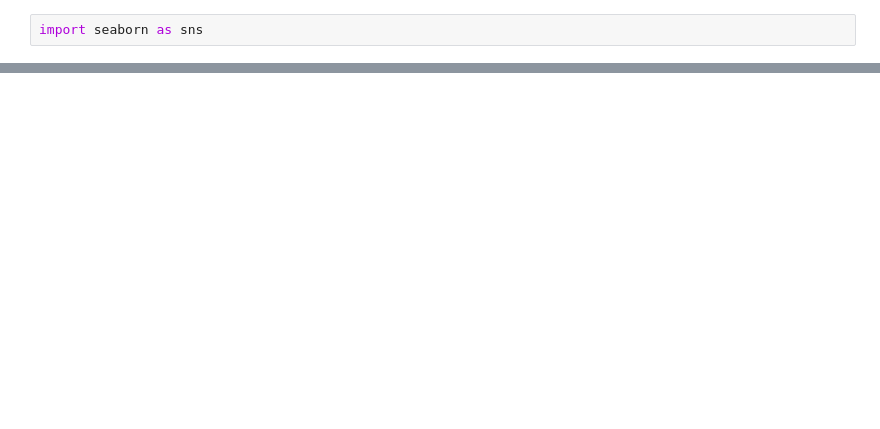
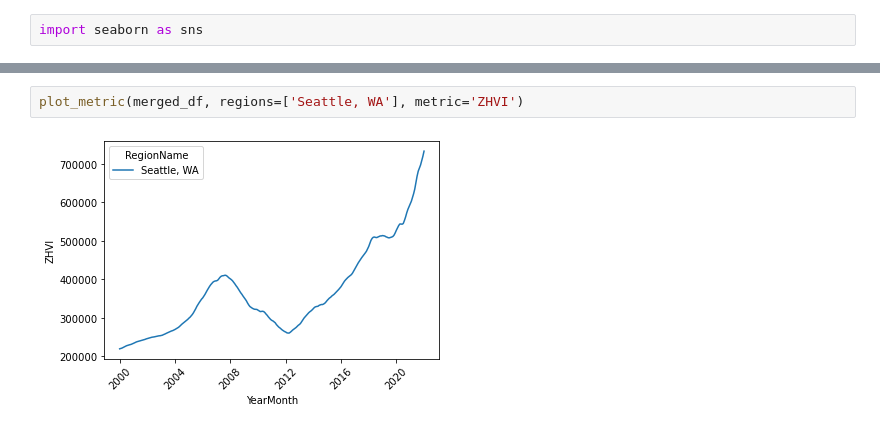
Before and after one commit to blsmxiu47/arcgis-notebooks, a Jupyter notebook: notebooks/housing_market/housing_market_analysis.ipynb, the cells around one changed output, grey strips where cells are left out. Drawn from its saved outputs; the diff is of its cells as text; blank space fills up the shorter version.

```diff
--- a/notebooks/housing_market/housing_market_analysis.ipynb
+++ b/notebooks/housing_market/housing_market_analysis.ipynb
@@ -648,0 +648,4 @@ plot_metric(zhvi_df, metric='ZHVI')
+# %%
+plot_metric(merged_df, regions=['Seattle, WA'], metric='ZHVI')
+# %% [output]
+[figure, added]
```
Also changed, not shown: parts of 20 cells of this notebook.
